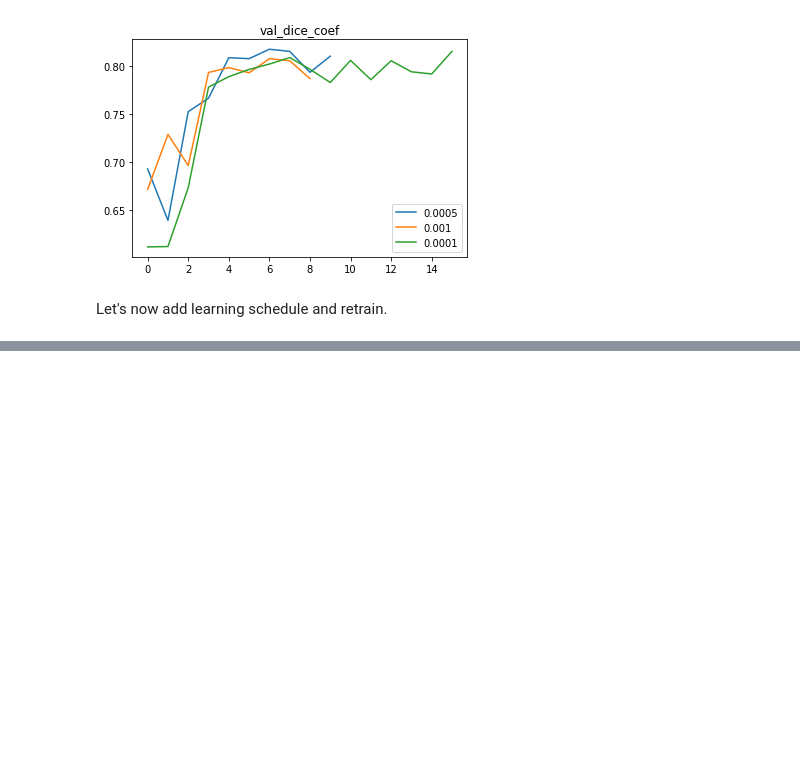
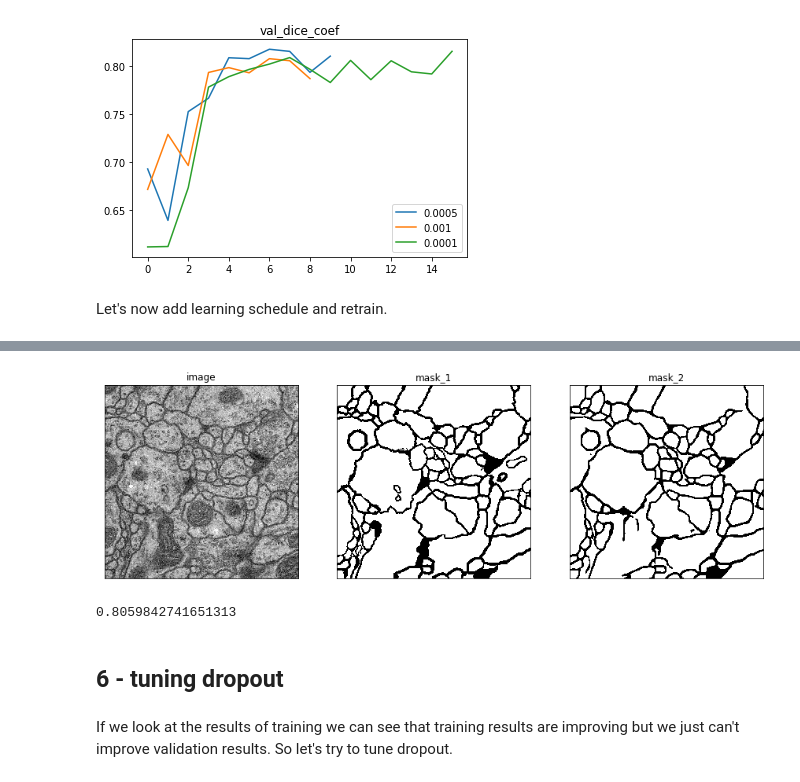
Before and after one commit to ilyarudyak/cs230_project_keras, a Jupyter notebook: isbi_challenge/training_v1.ipynb, the cells around one changed output, grey strips where cells are left out. Saved outputs shown, nothing was run; the diff lists cells and outputs as text; code cells hidden in the pictures; blank space fills up the shorter version.

Commit message:
prepared training for dropout

```diff
--- a/isbi_challenge/training_v1.ipynb
+++ b/isbi_challenge/training_v1.ipynb
@@ -197,0 +248,12 @@ Let's now add learning schedule and retrain.
+# %%
+plot_masks(img_arr, [mask_arr, mask_pred])
+# %% [output]
+[figure, added]
+# %%
+f1_score(mask_arr.reshape(-1), mask_pred.reshape(-1), pos_label=0)
+# %% [output]
+0.8059842741651313
+# %% [markdown]
+## 6 - tuning dropout
+# %% [markdown]
+If we look at the results of training we can see that training results are improving but we just can't improve validation results. So let's try to tune dropout.
```
Also changed, not shown: parts of 10 cells of this notebook, 4 other files.
